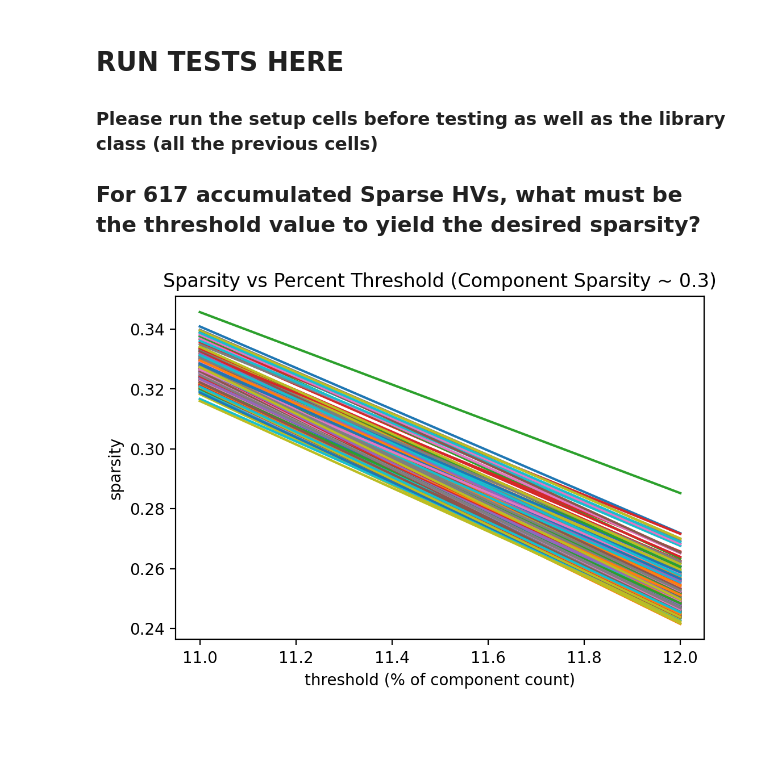
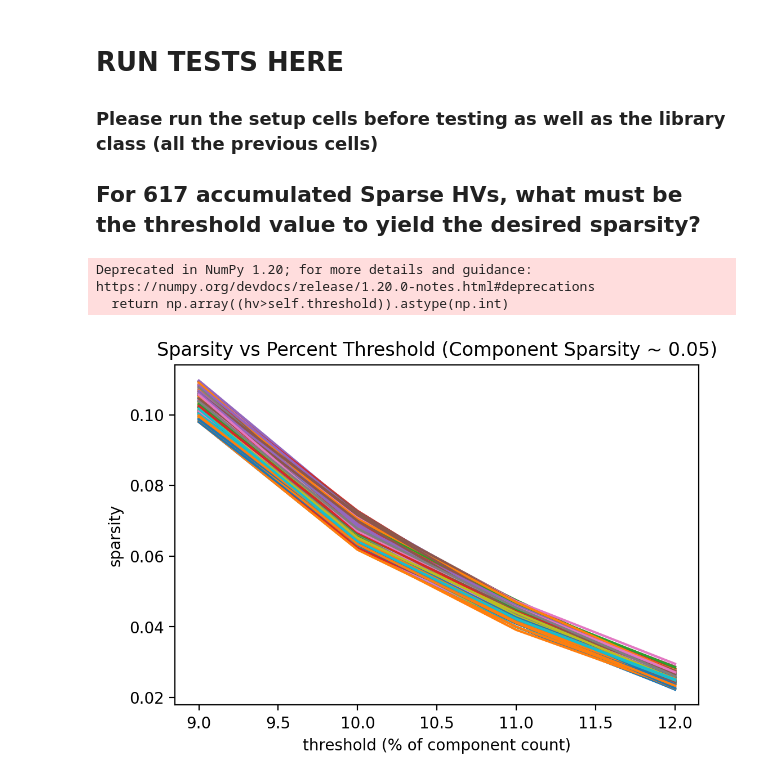
Before and after one commit to regonzalez26/sparse_hdc, a Jupyter notebook: encoding_threshold_test.ipynb, the cells around one changed output. Cells and saved outputs as stored; diff of their text form; code cells hidden in the pictures; blank space fills up the shorter version.

```diff
--- a/encoding_threshold_test.ipynb
+++ b/encoding_threshold_test.ipynb
@@ -134,6 +134,23 @@ class MBitSignatureBinder(): #(Imani et.al. 2019)
 
     def bind(self, base, base_no, level, level_no):
         return ((SparseHDC.cyclic_shift(base, self.base_shifts[base_no]) + SparseHDC.cyclic_shift(level, self.level_shifts[level_no]))>1).astype(int)
+# %%
+#Segmented Permutation
+#segment the HV into segment_count segments, then iterate through each segment of A, make the indeces into an L length array
+#then, iterate through each segment of B, shift the segment (np.roll) by the index number.
+#append to the resultant vector as we go.
+
+#make sure dimensionality D is divisible by segment count
+class SegmentedPermutationBind():
+    def __init__(self, segment_count = 10):
+        self.segment_count = segment_count
+
+    def bind(self, A,B):
+        z = []
+        for x in range(self.segment_count):
+            z = np.append(z,np.roll(B[x*(len(B)//self.segment_count):x*(len(B)//self.segment_count)+(len(B)//self.segment_count)],np.argmax(A[x*(len(B)//self.segment_count):x*(len(B)//self.segment_count)+(len(B)//self.segment_count)])))
+
+        return z.astype(int)
 # %% [markdown]
 # Sparsifiers
 # %%
@@ -181,12 +198,7 @@ class Sparse_FeatureEncoder():
          # Bind and Accumulate (Summation of Base*Level)
         accumulated_hv = np.repeat(0,self.dim)
         for i in range(0,self.feature_count):
-             accumulated_hv += self.binder.bind(
-                                    base=self.base_hvs[i],
-                                    base_no=i,
-                                    level=mapped_to_hvs[i],
-                                    level_no=level_nos[i]
-                                )
+             accumulated_hv += self.binder.bind(self.base_hvs[i], mapped_to_hvs[i])
 
         thresholded_hv = self.sparsifier.sparsify(accumulated_hv)
 
@@ -233,7 +245,7 @@ for class_, rows in class_rows.items():
 
 def setup_feature_encoder(dim=10000, sparsity=0.3, percent_max_val=0.45, M=10):
     cim_generator = LinearCIM(sparsity=sparsity, dim=dim)
-    binder = MBitSignatureBinder(level_hv_count=M)
+    binder = SegmentedPermutationBind(segment_count = 10)
     sparsifier = ThresholdingSparsifier(percent_max_val=percent_max_val)
     return Sparse_FeatureEncoder(
                 cim_generator = cim_generator,
@@ -271,13 +283,15 @@ def plot_sparsity_vs_encoding_threshold(encoder, test_class_rows, interval=[0,10
 ### Please run the setup cells before testing as well as the library class (all the previous cells)
 ## For 617 accumulated Sparse HVs, what must be the threshold value to yield the desired sparsity?
 # %%
-encoder = setup_feature_encoder(dim=10000, sparsity=0.3, percent_max_val=0.26, M=10)
+encoder = setup_feature_encoder(dim=10000, sparsity=0.05, percent_max_val=0.26, M=10)
 # %%
 figure(figsize=(6,4), dpi=200)
-plot_sparsity_vs_encoding_threshold(encoder=encoder, test_class_rows=test_class_rows, interval=[11,12])
+plot_sparsity_vs_encoding_threshold(encoder=encoder, test_class_rows=test_class_rows, interval=[9,12])
 
 #FINDINGS:
 # Sparsity     Percent Range     Average ENC_THR
-#   0.3         11.2 - 11.6            70 @M=10
+#   0.05         10.5            ~65 @M=10
 # %% [output]
+Deprecated in NumPy 1.20; for more details and guidance: https://numpy.org/devdocs/release/1.20.0-notes.html#deprecations
+  return np.array((hv>self.threshold)).astype(np.int)
-[figure, old version]
+[figure, new version]
```
Also changed, not shown: 2 other files.
